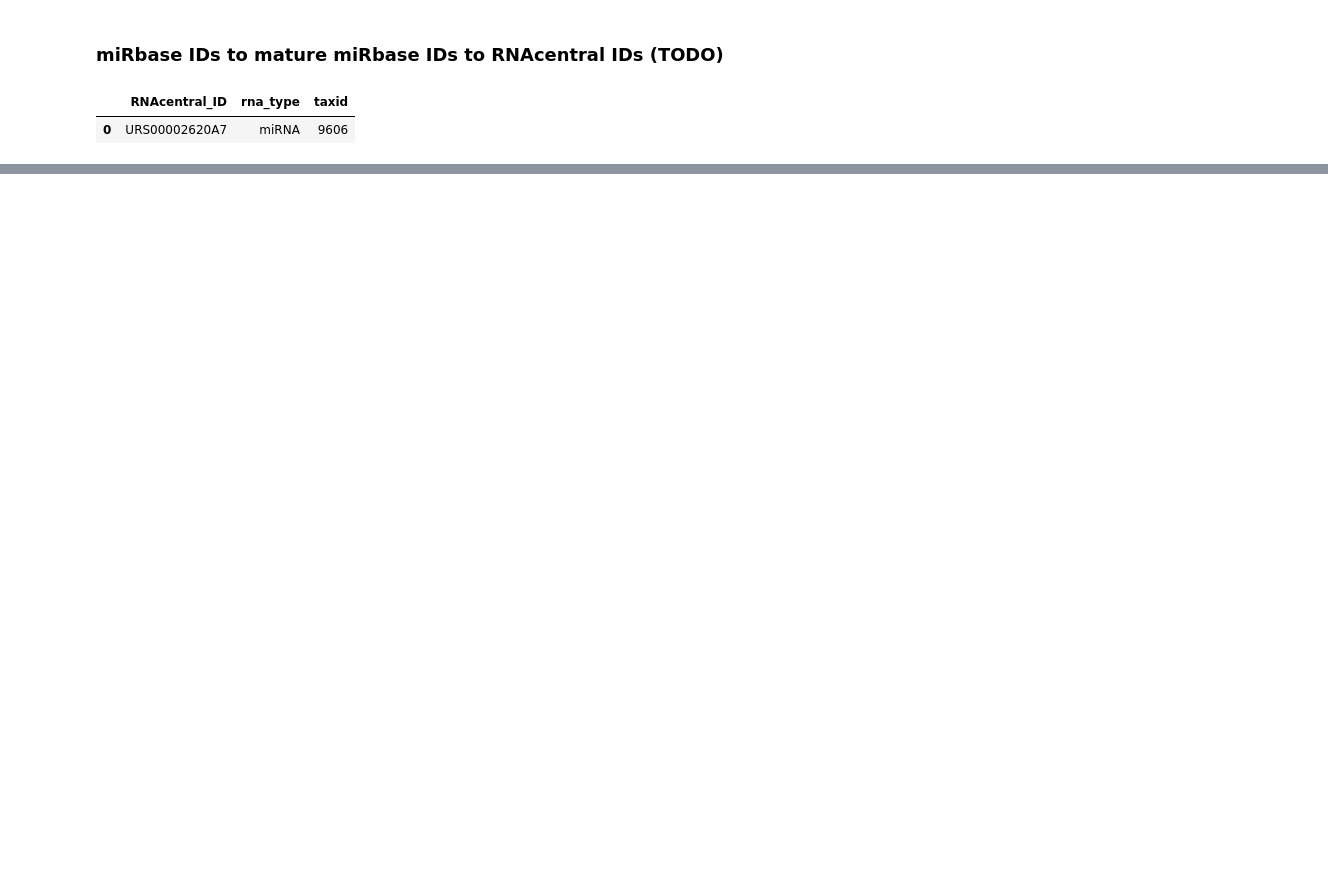
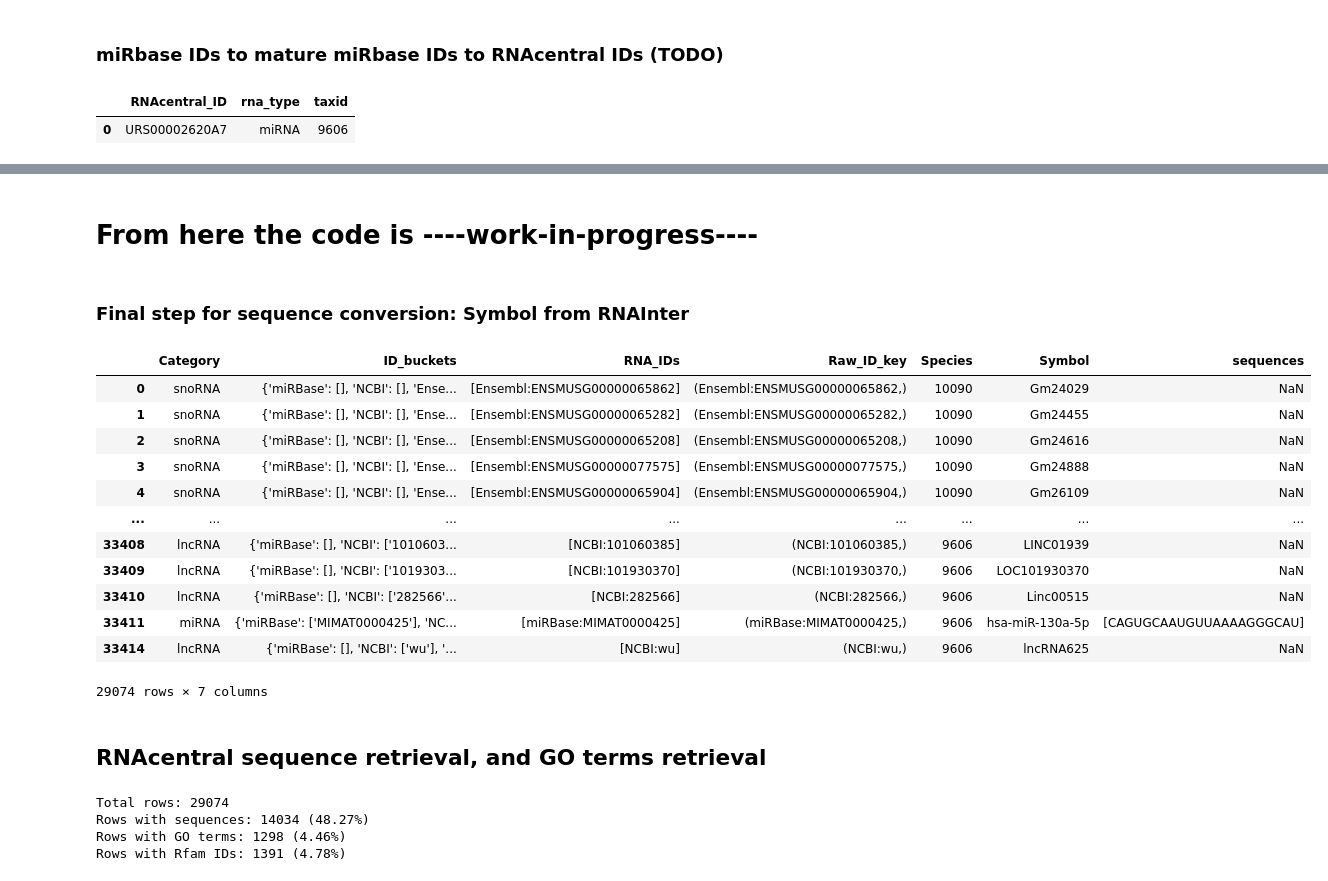
Before and after one commit to AnacletoLAB/RNAInterSeq, a Jupyter notebook: RNAInter_sequence_map.ipynb, the cells around one changed output, grey strips where cells are left out. Drawn from its saved outputs; the diff is of its cells as text; code cells hidden in the pictures; blank space fills up the shorter version.

Commit message:
missing symbol conversion, plus final rna inter dataset construction. Now 0.48 of the database has sequences!

```diff
--- a/RNAInter_sequence_map.ipynb
+++ b/RNAInter_sequence_map.ipynb
@@ -1036,12 +774,15 @@ def get_rnacentral_from_ncbi_ids_refseq(row):
                             f"[UNSTANDARDISED RNA TYPE] {rc_type} (refseq_id:{refseq_id})"
                         )
 
+                    # Check if the rc_type is OK for the row type
                     if rc_type == row_rna_type:
                         rnacentral_ids.add(rnacentral_id)
+                    elif rc_type in ACCEPTABLE_TYPE_MAP and row_rna_type in ACCEPTABLE_TYPE_MAP[rc_type]:
+                        # defensible bypass
+                        rnacentral_ids.add(rnacentral_id)
                     else:
-                        errors_no_match_types.append(
-                            f"[NO MATCH RNA TYPE] {rc_type} vs {row_rna_type} (refseq_id:{refseq_id})"
-                        )
+                        # truly mismatched type — log for review
+                        errors_no_match_types.append(f"[no match RNA TYPE] {rc_type} for row type {row_rna_type}")
 
         except Exception as e:
             print("Error:", e)
@@ -1055,7 +796,11 @@ def get_rnacentral_from_ncbi_ids_refseq(row):
     return row
 
 
-rna_entities_trial_stepThree = rna_entities_trial_stepTwo.progress_apply(
+rna_entities_trial_stepTwo = rna_entities_trial.progress_apply(
     get_rnacentral_from_ncbi_ids_refseq,
     axis=1
 )
+
+rna_entities_trial_stepTwo.to_pickle("rna_entities_trial_stepTwo.pkl")
+
+compute_stats(rna_entities_trial_stepTwo)
@@ -1189,24 +961,8 @@ rna_entities_trial_stepThree.to_pickle("rna_entities_trial_stepThree.pkl")
 # %% [markdown]
 <h3>miRbase IDs to mature miRbase IDs to RNAcentral IDs (TODO)</h3>
 # %%
-import pandas as pd
-rna_entities_trial_stepThree = pd.read_pickle("rna_entities_trial_stepThree.pkl")
+#import pandas as pd
+#rna_entities_trial_stepThree = pd.read_pickle("rna_entities_trial_stepThree.pkl")
-# %%
-import pandas as pd
-
-STANDARD_RNA_TYPES = {
-    "tRNA", "miRNA", "rRNA", "pseudo", "lncRNA", "piRNA", "tRF", "mRNA",
-    "sRNA", "lincRNA", "circRNA", "ncRNA", "ribozyme", "snoRNA",
-    "scaRNA", "snRNA", "scRNA", "sncRNA"
-}
-
-# Construct DUCK-DB based on RNAcentral BEFORE this step!!
-import sys
-sys.path.append("rnacentral-etl")
-
-from rnacentral import QueryRnaCentral
-
-qrc = QueryRnaCentral(base_dir="rnacentral_data/current_release", db_path="rnacentral-etl/rnacentral.duckdb")
 # %%
 qrc.mirbase_to_rnacentral('MIMAT0000434', '9606')
 # %% [output]
@@ -1436,0 +1072,4 @@ count_noseq
+# %% [markdown]
+<h1>From here the code is ----work-in-progress----</h1>
+# %% [markdown]
+<h3>Final step for sequence conversion: Symbol from RNAInter</h3>
@@ -1436,0 +1084,16 @@ count_noseq
+# %%
+rna_entities_trial_stepFour
+# %% [output]
+|  | Category | ID_buckets | RNA_IDs | Raw_ID_key | Species | Symbol | sequences |
+| 0 | snoRNA | {'miRBase': [], 'NCBI': [], 'Ense... | [Ensembl:ENSMUSG00000065862] | (Ensembl:ENSMUSG00000065862,) | 10090 | Gm24029 | NaN |
+| 1 | snoRNA | {'miRBase': [], 'NCBI': [], 'Ense... | [Ensembl:ENSMUSG00000065282] | (Ensembl:ENSMUSG00000065282,) | 10090 | Gm24455 | NaN |
+| 2 | snoRNA | {'miRBase': [], 'NCBI': [], 'Ense... | [Ensembl:ENSMUSG00000065208] | (Ensembl:ENSMUSG00000065208,) | 10090 | Gm24616 | NaN |
+| 3 | snoRNA | {'miRBase': [], 'NCBI': [], 'Ense... | [Ensembl:ENSMUSG00000077575] | (Ensembl:ENSMUSG00000077575,) | 10090 | Gm24888 | NaN |
+| 4 | snoRNA | {'miRBase': [], 'NCBI': [], 'Ense... | [Ensembl:ENSMUSG00000065904] | (Ensembl:ENSMUSG00000065904,) | 10090 | Gm26109 | NaN |
+| ... | ... | ... | ... | ... | ... | ... | ... |
+| 33408 | lncRNA | {'miRBase': [], 'NCBI': ['1010603... | [NCBI:101060385] | (NCBI:101060385,) | 9606 | LINC01939 | NaN |
+| 33409 | lncRNA | {'miRBase': [], 'NCBI': ['1019303... | [NCBI:101930370] | (NCBI:101930370,) | 9606 | LOC101930370 | NaN |
+| 33410 | lncRNA | {'miRBase': [], 'NCBI': ['282566'... | [NCBI:282566] | (NCBI:282566,) | 9606 | Linc00515 | NaN |
+| 33411 | miRNA | {'miRBase': ['MIMAT0000425'], 'NC... | [miRBase:MIMAT0000425] | (miRBase:MIMAT0000425,) | 9606 | hsa-miR-130a-5p | [CAGUGCAAUGUUAAAAGGGCAU] |
+| 33414 | lncRNA | {'miRBase': [], 'NCBI': ['wu'], '... | [NCBI:wu] | (NCBI:wu,) | 9606 | lncRNA625 | NaN |
+29074 rows × 7 columns
@@ -1437 +1102,3 @@ count_noseq
+# %% [markdown]
+<h2>RNAcentral sequence retrieval, and GO terms retrieval</h2>
 # %%
@@ -1439,0 +1204,23 @@ count_noseq
+# %%
+import pandas as pd
+
+# Count rows with at least one sequence
+count_with_seq = rna_entities_final['sequences'].apply(lambda x: bool(x)).sum()
+
+# Count rows with at least one GO term
+count_with_go = rna_entities_final['GO'].apply(lambda x: isinstance(x, list) and len(x) > 0).sum()
+
+# Count rows with at least one Rfam ID
+count_with_rfam = rna_entities_final['Rfam'].apply(lambda x: isinstance(x, list) and len(x) > 0).sum()
+
+total_rows = len(rna_entities_final)
+
+print(f"Total rows: {total_rows}")
+print(f"Rows with sequences: {count_with_seq} ({count_with_seq/total_rows:.2%})")
+print(f"Rows with GO terms: {count_with_go} ({count_with_go/total_rows:.2%})")
+print(f"Rows with Rfam IDs: {count_with_rfam} ({count_with_rfam/total_rows:.2%})")
+# %% [output]
+Total rows: 29074
+Rows with sequences: 14034 (48.27%)
+Rows with GO terms: 1298 (4.46%)
+Rows with Rfam IDs: 1391 (4.78%)
```
Also changed, not shown: parts of 55 cells of this notebook.
